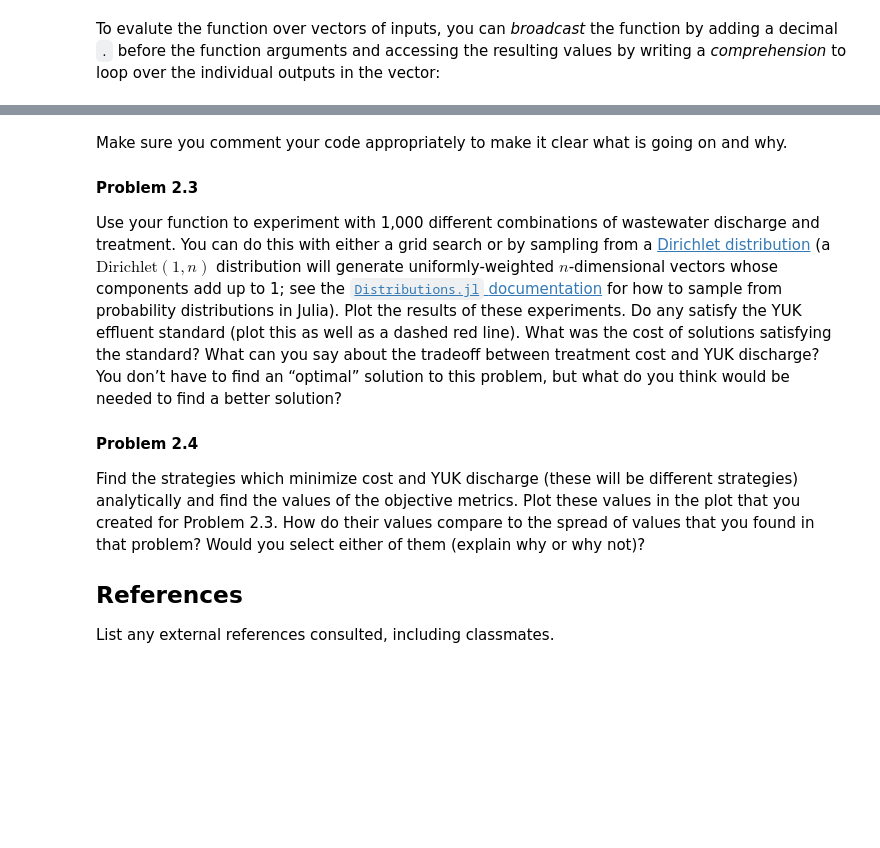
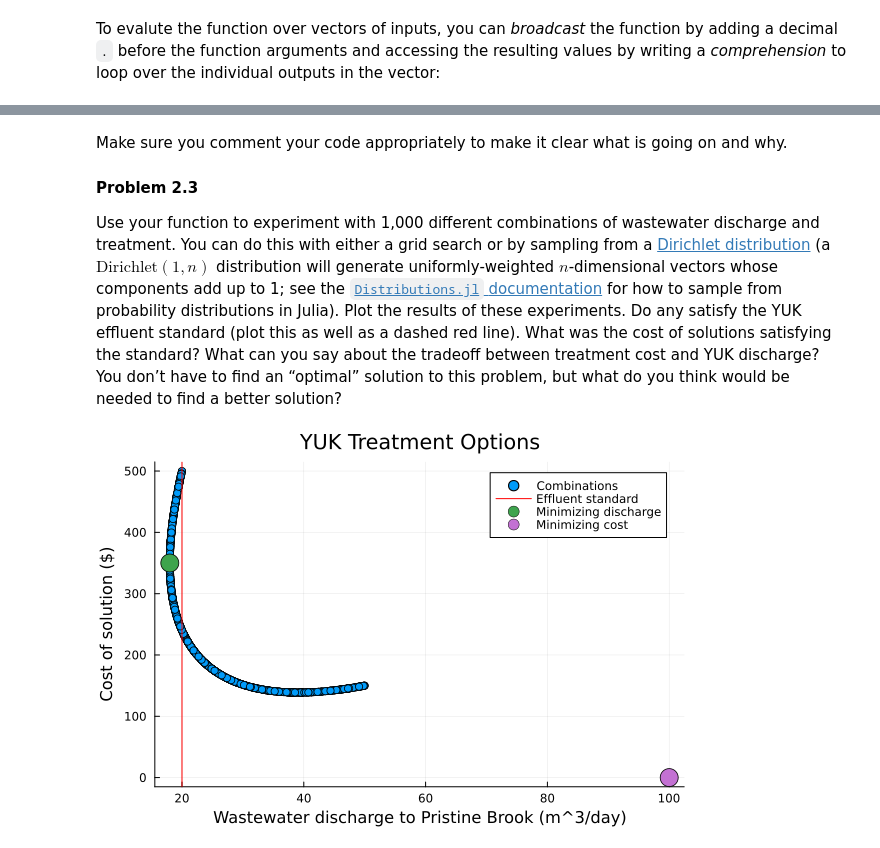
Before and after one commit to BEE4750-FA25/bee4750-hw1-maoz, a Jupyter notebook: hw01.ipynb, the cells around one changed output, grey strips where cells are left out. Drawn from its saved outputs; the diff is of its cells as text; code cells hidden in the pictures; blank space fills up the shorter version.

Commit message:
Solved problem 2

```diff
--- a/hw01.ipynb
+++ b/hw01.ipynb
@@ -316,7 +312,16 @@ function multiple_return_values(x, y)
     return (x+y, x*y)
 end
 
-a, b = multiple_return_values(2, 5)
-@show a;
-@show b;
+function yuk_discharge(x1, x2) # function for YUK discharge, x1 = diversion to land treatment, x2 = diversion to chemical treatment
+    x3 = 100 - x1 - x2 # Plant produces 100 m^3 of wastewater
+    x1t = 0.2 * x1 # Output of land treatment
+    x2t = 0.005 * x2 * x2 # Output of chemical treatment
+    wd = x1t + x2t + x3 # Wastewater discharged into Pristine Brook
+    C = x1 * x1 / 20 + 1.5 * x2 # Combined cost of treatment options
+    return(wd, C) # Returns wastewater discharge into the brook and cost
+end
+
+wd, C = yuk_discharge(10, 90)
+@show wd;
+@show C;
 # %% [output]
@@ -360,15 +370,22 @@ satisfying the standard? What can you say about the tradeoff between
 treatment cost and YUK discharge? You don’t have to find an “optimal”
 solution to this problem, but what do you think would be needed to find
 a better solution?
-
-#### Problem 2.4
-
-Find the strategies which minimize cost and YUK discharge (these will be
-different strategies) analytically and find the values of the objective
-metrics. Plot these values in the plot that you created for Problem 2.3.
-How do their values compare to the spread of values that you found in
-that problem? Would you select either of them (explain why or why not)?
-
-## References
-
-List any external references consulted, including classmates.
+# %%
+# Making the 1000 combinations with a Dirichlet distribution
+d = Dirichlet([1,1])
+samples = rand(d,1000) .* 100
+pairs = permutedims(samples)
+
+# Running YUK discharge function
+results = [yuk_discharge(pairs[i,1], pairs[i,2]) for i in 1:size(pairs,1)]
+wds = [r[1] for r in results]
+cs = [r[2] for r in results]
+
+# Plotting results
+p = scatter(wds,cs,xlabel="Wastewater discharge to Pristine Brook (m^3/day)",ylabel="Cost of solution (\$)",label="Combinations",title="YUK Treatment Options")
+vline!([20],color=:red,label="Effluent standard")
+scatter!([18],[350],label="Minimizing discharge",markersize=10)
+scatter!([100],[0],label="Minimizing cost",markersize=10)
+display(p)
+# %% [output]
+[figure, added]
```
Also changed, not shown: parts of 8 cells of this notebook.
